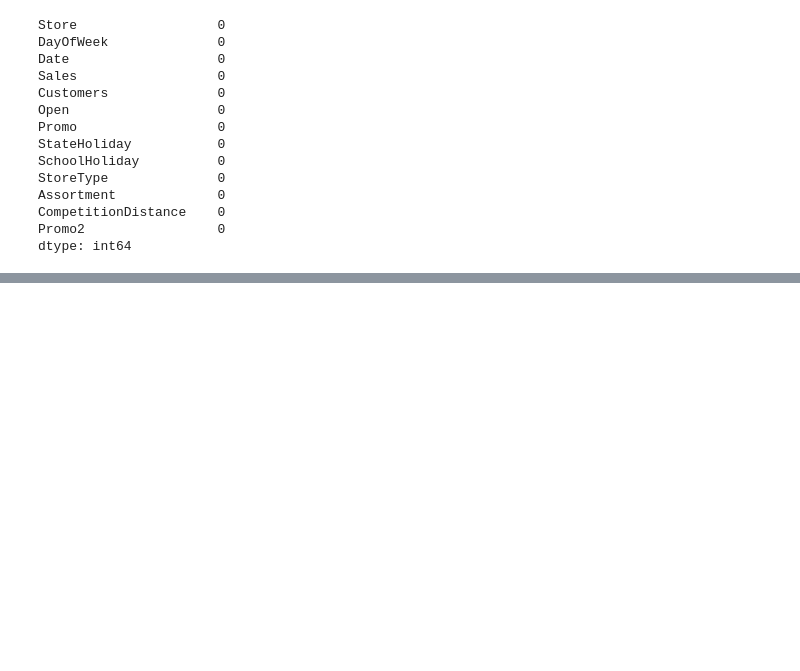
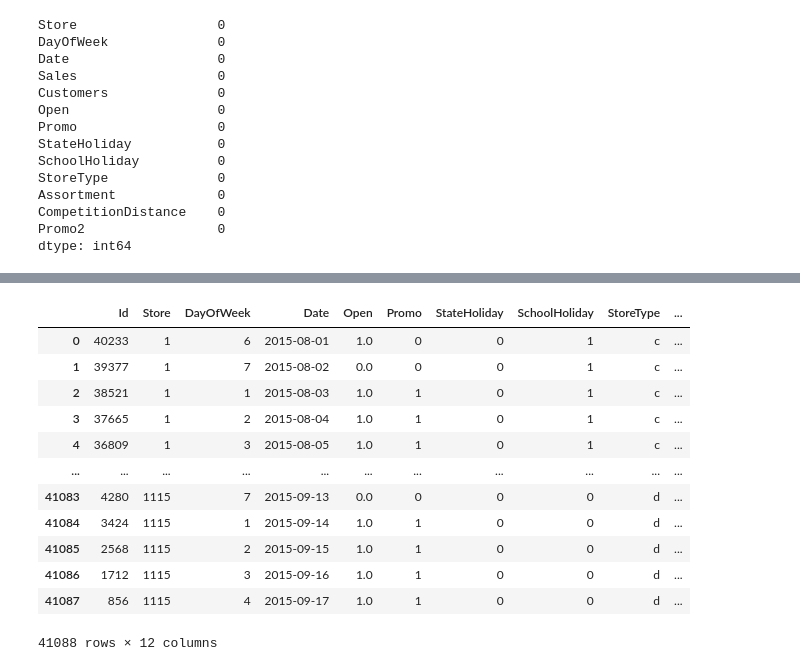
Before and after one commit to Heban-7/Forecasting-Sales-for-Rossman-Pharmaceuticals-Store, a Jupyter notebook: notebook/data_preprocessing.ipynb, the cells around one changed output, grey strips where cells are left out. Cells and saved outputs as stored; diff of their text form; code cells hidden in the pictures; blank space fills up the shorter version.

Commit message:
store sales prediction

```diff
--- a/notebook/data_preprocessing.ipynb
+++ b/notebook/data_preprocessing.ipynb
@@ -244,0 +247,3 @@ processed_data.to_csv('../data/processed_data.csv', index=False)
+# %%
+test_data = pd.read_csv('../data/test.csv', parse_dates= ['Date'])
+test_data.shape
@@ -244,0 +261,23 @@ processed_data.to_csv('../data/processed_data.csv', index=False)
+# %%
+# sort test data in store value then by date
+test_data.sort_values(by = ['Store', 'Date'], inplace = True)
+# %%
+# Merge with processedStore data on store
+
+merge_test_store = pd.merge(test_data, store_data, on = 'Store')
+# %%
+merge_test_store
+# %% [output]
+|  | Id | Store | DayOfWeek | Date | Open | Promo | StateHoliday | SchoolHoliday | StoreType | ... |
+| 0 | 40233 | 1 | 6 | 2015-08-01 | 1.0 | 0 | 0 | 1 | c | ... |
+| 1 | 39377 | 1 | 7 | 2015-08-02 | 0.0 | 0 | 0 | 1 | c | ... |
+| 2 | 38521 | 1 | 1 | 2015-08-03 | 1.0 | 1 | 0 | 1 | c | ... |
+| 3 | 37665 | 1 | 2 | 2015-08-04 | 1.0 | 1 | 0 | 1 | c | ... |
+| 4 | 36809 | 1 | 3 | 2015-08-05 | 1.0 | 1 | 0 | 1 | c | ... |
+| ... | ... | ... | ... | ... | ... | ... | ... | ... | ... | ... |
+| 41083 | 4280 | 1115 | 7 | 2015-09-13 | 0.0 | 0 | 0 | 0 | d | ... |
+| 41084 | 3424 | 1115 | 1 | 2015-09-14 | 1.0 | 1 | 0 | 0 | d | ... |
+| 41085 | 2568 | 1115 | 2 | 2015-09-15 | 1.0 | 1 | 0 | 0 | d | ... |
+| 41086 | 1712 | 1115 | 3 | 2015-09-16 | 1.0 | 1 | 0 | 0 | d | ... |
+| 41087 | 856 | 1115 | 4 | 2015-09-17 | 1.0 | 1 | 0 | 0 | d | ... |
+41088 rows × 12 columns
```
Also changed, not shown: parts of 4 cells of this notebook, 2 other files.
